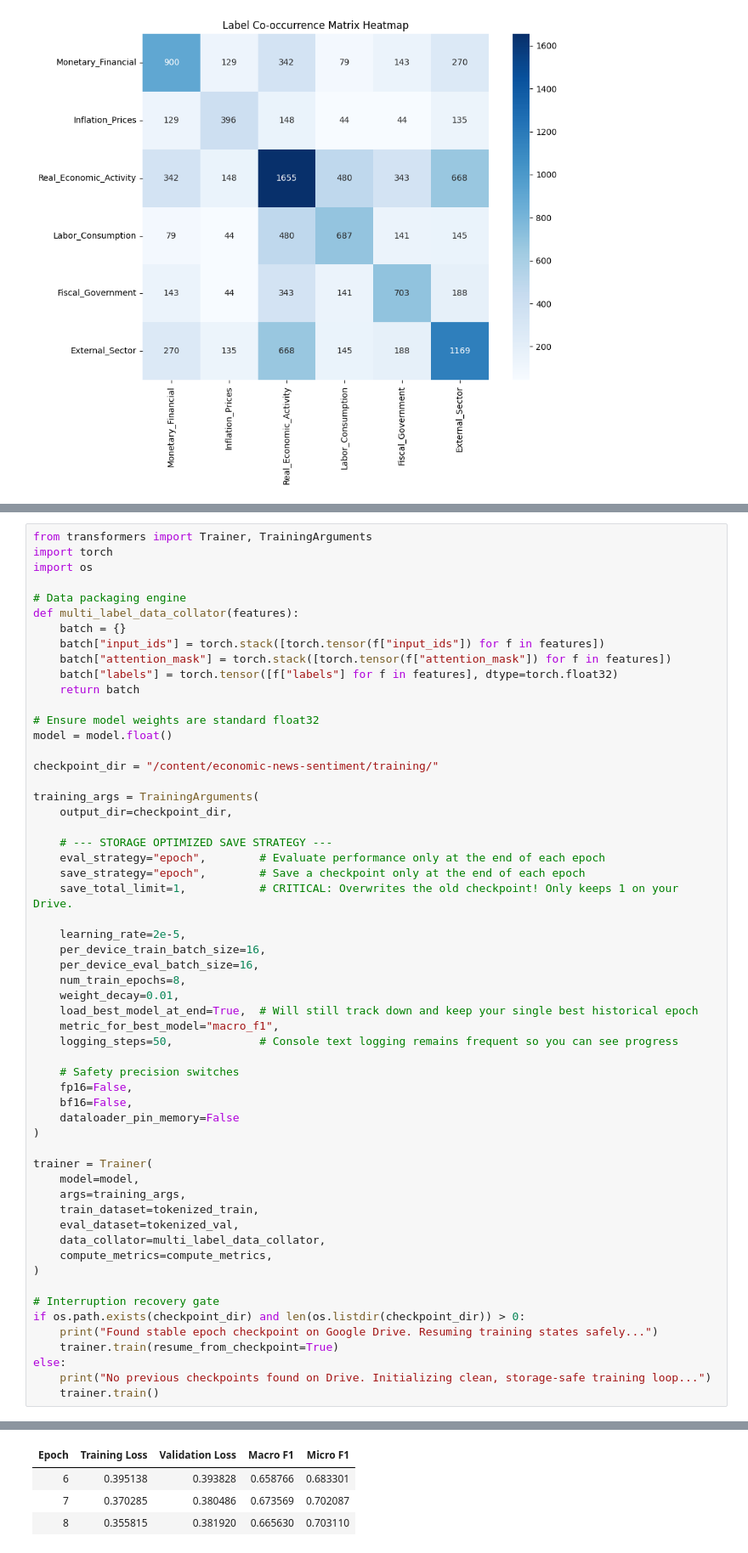
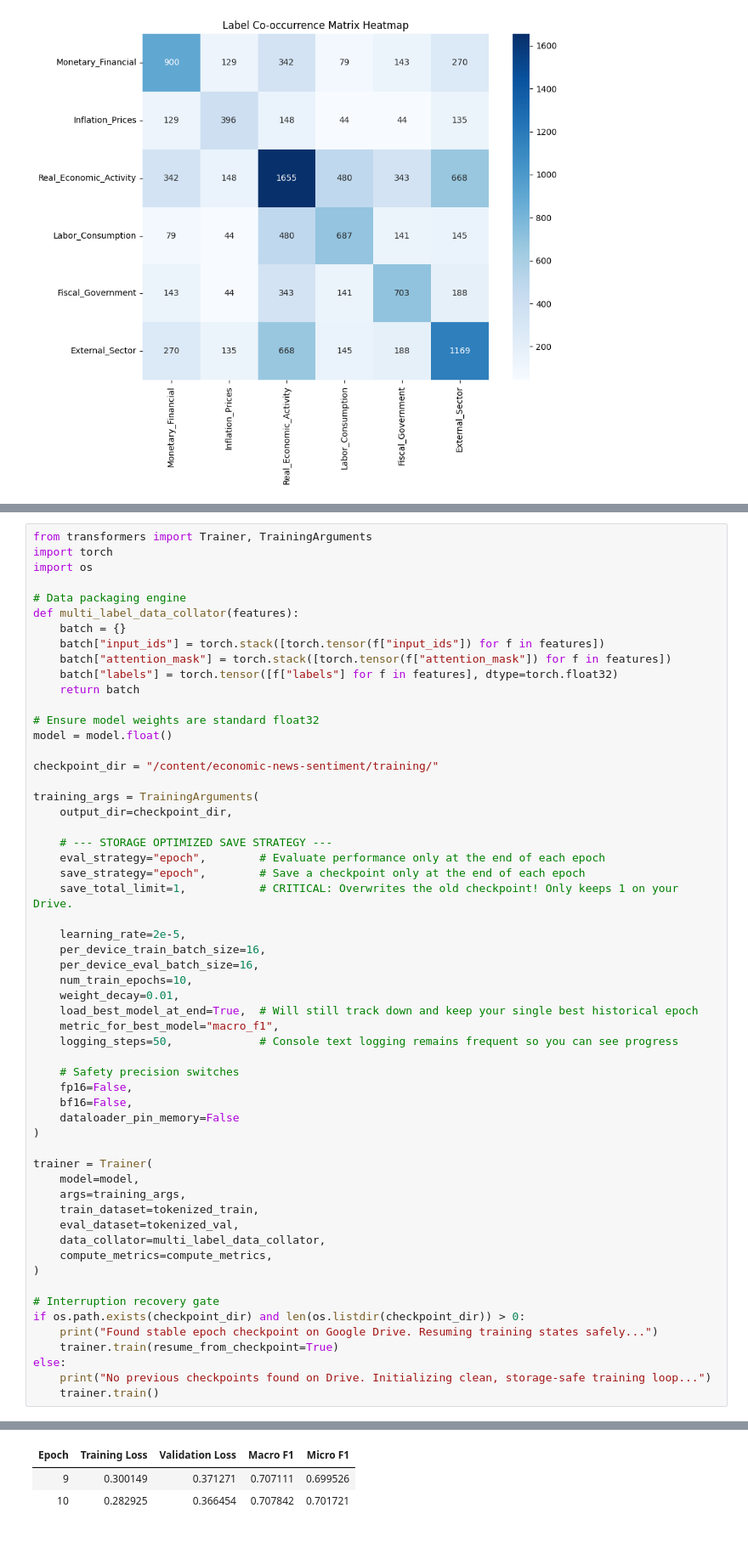
Before and after one commit to Nas-Mohd/economic-news-sentiment, a Jupyter notebook: training/aspect_classification_training.ipynb, the cells around one changed output, grey strips where cells are left out. Shown at 85% size. Cells and saved outputs as stored; diff of their text form.

```diff
--- a/training/aspect_classification_training.ipynb
+++ b/training/aspect_classification_training.ipynb
@@ -438,7 +449,7 @@ training_args = TrainingArguments(
     learning_rate=2e-5,
     per_device_train_batch_size=16,
     per_device_eval_batch_size=16,
-    num_train_epochs=8,
+    num_train_epochs=10,
     weight_decay=0.01,
     load_best_model_at_end=True,  # Will still track down and keep your single best historical epoch
     metric_for_best_model="macro_f1",
@@ -474,7 +485,6 @@ There were unexpected keys in the checkpoint model loaded: ['deberta.embeddings.
 | Epoch | Training Loss | Validation Loss | Macro F1 | Micro F1 |
-| 6 | 0.395138 | 0.393828 | 0.658766 | 0.683301 |
-| 7 | 0.370285 | 0.380486 | 0.673569 | 0.702087 |
-| 8 | 0.355815 | 0.381920 | 0.665630 | 0.703110 |
+| 9 | 0.300149 | 0.371271 | 0.707111 | 0.699526 |
+| 10 | 0.282925 | 0.366454 | 0.707842 | 0.701721 |
 There were missing keys in the checkpoint model loaded: ['deberta.embeddings.LayerNorm.weight', 'deberta.embeddings.LayerNorm.bias', 'deberta.encoder.layer.0.attention.output.LayerNorm.weight', 'deber ...
 There were unexpected keys in the checkpoint model loaded: ['deberta.embeddings.LayerNorm.beta', 'deberta.embeddings.LayerNorm.gamma', 'deberta.encoder.layer.0.attention.output.LayerNorm.beta', 'deber ...
 # %%
```
Also changed, not shown: parts of 10 cells of this notebook.
